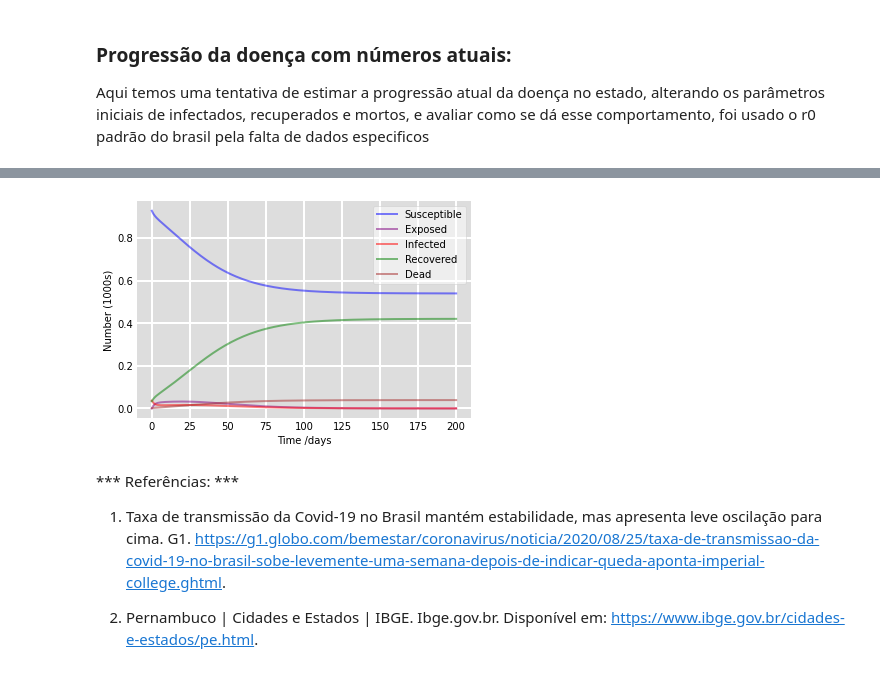
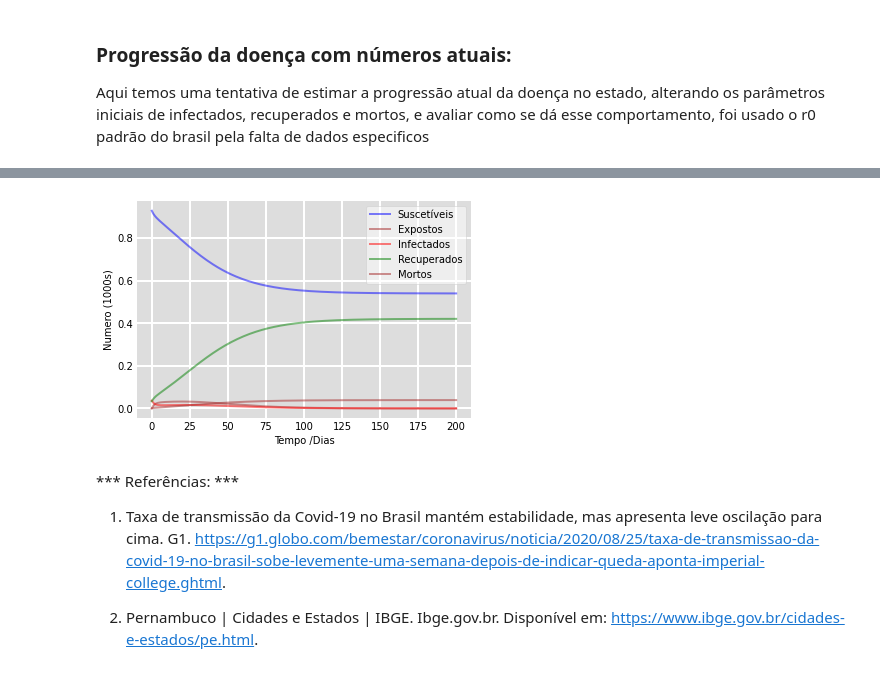
Before and after one commit to gmsj/Model_SEIRD_Covid-19, a Jupyter notebook: projeto.ipynb, the cells around one changed output, grey strips where cells are left out. Saved outputs shown, nothing was run; the diff lists cells and outputs as text; code cells hidden in the pictures.

```diff
--- a/projeto.ipynb
+++ b/projeto.ipynb
@@ -102,14 +102,14 @@ S, E, I, R, D = ret.T
 fig = plt.figure(facecolor = 'w')
 ax = fig.add_subplot(111, facecolor = '#dddddd', axisbelow = True)
 
-ax.plot(t, S/N, 'blue', alpha = 0.5, lw = 2, label = 'Susceptible')
-ax.plot(t, E/N, 'purple', alpha = 0.5, lw = 2, label = 'Exposed')
-ax.plot(t, I/N, 'red', alpha = 0.5, lw = 2, label = 'Infected')
-ax.plot(t, R/N, 'green', alpha = 0.5, lw = 2, label = 'Recovered')
-ax.plot(t, D/N, 'brown', alpha = 0.5, lw = 2, label = 'Dead')
+ax.plot(t, S/N, 'blue', alpha = 0.5, lw = 2, label = 'Suscetíveis')
+ax.plot(t, E/N, 'brown', alpha = 0.5, lw = 2, label = 'Expostos')
+ax.plot(t, I/N, 'red', alpha = 0.5, lw = 2, label = 'Infectados')
+ax.plot(t, R/N, 'green', alpha = 0.5, lw = 2, label = 'Recuperados')
+ax.plot(t, D/N, 'black', alpha = 0.5, lw = 2, label = 'Mortos')
 
-ax.set_xlabel('Time /days')
-ax.set_ylabel('Number (1000s)')
+ax.set_xlabel('Tempo/Dias')
+ax.set_ylabel('Numero (1000s)')
 # ax.set_ylim(0,1.2)
 ax.yaxis.set_tick_params(length = 0)
 ax.xaxis.set_tick_params(length = 0)
@@ -154,14 +154,14 @@ S, E, I, R, D = ret.T
 fig = plt.figure(facecolor = 'w')
 ax = fig.add_subplot(111, facecolor = '#dddddd', axisbelow = True)
 
-ax.plot(t, S/N, 'blue', alpha = 0.5, lw = 2, label = 'Susceptible')
-ax.plot(t, E/N, 'purple', alpha = 0.5, lw = 2, label = 'Exposed')
-ax.plot(t, I/N, 'red', alpha = 0.5, lw = 2, label = 'Infected')
-ax.plot(t, R/N, 'green', alpha = 0.5, lw = 2, label = 'Recovered')
-ax.plot(t, D/N, 'brown', alpha = 0.5, lw = 2, label = 'Dead')
+ax.plot(t, S/N, 'blue', alpha = 0.5, lw = 2, label = 'Suscetíveis')
+ax.plot(t, E/N, 'brown', alpha = 0.5, lw = 2, label = 'Expostos')
+ax.plot(t, I/N, 'red', alpha = 0.5, lw = 2, label = 'Infectados')
+ax.plot(t, R/N, 'green', alpha = 0.5, lw = 2, label = 'Recuperados')
+ax.plot(t, D/N, 'black', alpha = 0.5, lw = 2, label = 'Mortos')
 
-ax.set_xlabel('Time /days')
-ax.set_ylabel('Number (1000s)')
+ax.set_xlabel('Tempo/Dias')
+ax.set_ylabel('Numero (1000s)')
 # ax.set_ylim(0,1.2)
 ax.yaxis.set_tick_params(length = 0)
 ax.xaxis.set_tick_params(length = 0)
@@ -207,27 +207,27 @@ S, E, I, R, D = ret.T
 # %%
 fig = plt.figure(facecolor = 'w')
 ax = fig.add_subplot(111, facecolor = '#dddddd', axisbelow = True)
 
-ax.plot(t, S/N, 'blue', alpha = 0.5, lw = 2, label = 'Susceptible')
-ax.plot(t, E/N, 'purple', alpha = 0.5, lw = 2, label = 'Exposed')
-ax.plot(t, I/N, 'red', alpha = 0.5, lw = 2, label = 'Infected')
-ax.plot(t, R/N, 'green', alpha = 0.5, lw = 2, label = 'Recovered')
-ax.plot(t, D/N, 'brown', alpha = 0.5, lw = 2, label = 'Dead')
+ax.plot(t, S/N, 'blue', alpha = 0.5, lw = 2, label = 'Suscetíveis')
+ax.plot(t, E/N, 'brown', alpha = 0.5, lw = 2, label = 'Expostos')
+ax.plot(t, I/N, 'red', alpha = 0.5, lw = 2, label = 'Infectados')
+ax.plot(t, R/N, 'green', alpha = 0.5, lw = 2, label = 'Recuperados')
+ax.plot(t, D/N, 'brown', alpha = 0.5, lw = 2, label = 'Mortos')
 
-ax.set_xlabel('Time /days')
-ax.set_ylabel('Number (1000s)')
+ax.set_xlabel('Tempo /Dias')
+ax.set_ylabel('Numero (1000s)')
 # ax.set_ylim(0,1.2)
 ax.yaxis.set_tick_params(length = 0)
 ax.xaxis.set_tick_params(length = 0)
 ax.grid(b = True, which = 'major', c = 'w', lw = 2, ls = '-')
 legend = ax.legend()
 legend.get_frame().set_alpha(0.5)
 for spine in ('top', 'right', 'bottom', 'left'):
   ax.spines[spine].set_visible(False)
 plt.savefig('sir.pdf')
 plt.show()
 # %% [output]
-[figure, old version]
+[figure, new version]
 # %% [markdown]
 *** Referências: ***
 
```
Also changed, not shown: parts of 6 cells of this notebook.
